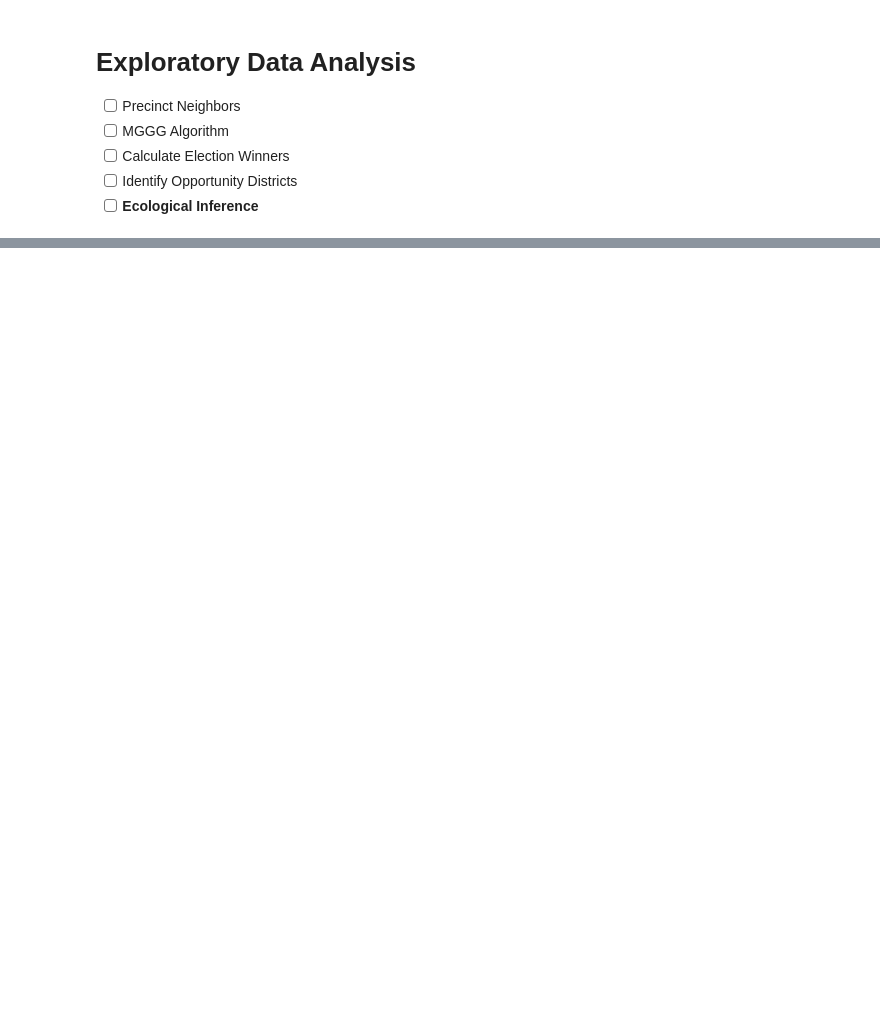
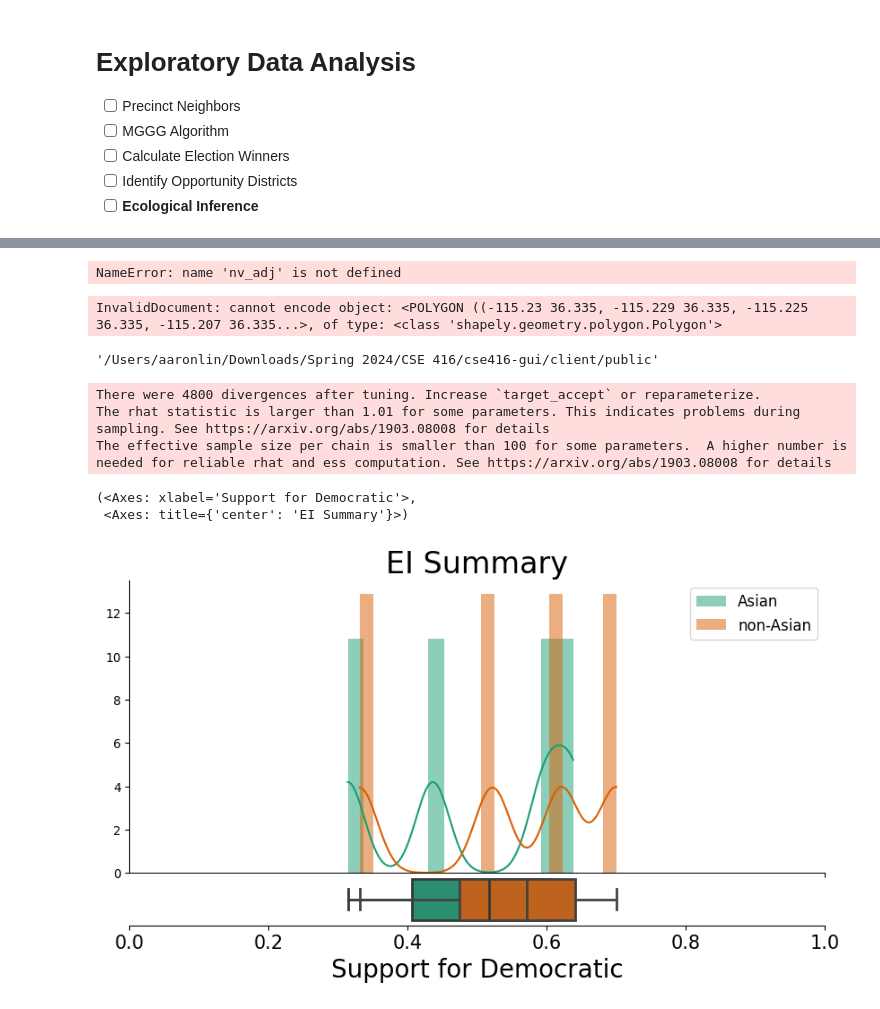
Before and after one commit to dlin462/Fair-Maps, a Jupyter notebook: scripts/nv_preprocessing.ipynb, the cells around one changed output, grey strips where cells are left out. Drawn from its saved outputs; the diff is of its cells as text; code cells hidden in the pictures; blank space fills up the shorter version.

Commit message:
Organized Python Scripts + Nevada Election Data Aggregated with demographics

```diff
--- a/scripts/nv_preprocessing.ipynb
+++ b/scripts/nv_preprocessing.ipynb
@@ -645,0 +1130,12 @@ InvalidDocument: cannot encode object: <POLYGON ((-115.23 36.335, -115.229 36.33
+# %%
+display(nv_adj.tail(40))
+# display(nv_precinct_data)
+
+# display(nv_precinct_data['PRECINCT'].value_counts())
+# %% [output]
+NameError: name 'nv_adj' is not defined
+# %%
+districts_collection = db['districts']
+districts_collection.insert_many(nv_district_dict)
+# %% [output]
+InvalidDocument: cannot encode object: <POLYGON ((-115.23 36.335, -115.229 36.335, -115.225 36.335, -115.207 36.335...>, of type: <class 'shapely.geometry.polygon.Polygon'>
@@ -645,0 +1179,38 @@ InvalidDocument: cannot encode object: <POLYGON ((-115.23 36.335, -115.229 36.33
+# %%
+current_directory = os.getcwd()
+new_path = os.chdir(os.path.join(os.path.join(os.path.dirname(os.path.dirname(current_directory)), 'client'), 'public'))
+pprint(os.getcwd())
+# %% [output]
+'/Users/aaronlin/Downloads/Spring 2024/CSE 416/cse416-gui/client/public'
+# %%
+# Load the data
+nv_precinct_data = pd.read_csv('nv_eco_infer.csv')
+
+# Create a TwobyTwoEI object
+ei_2by2 = TwoByTwoEI(model_name="king99_pareto_modification", pareto_scale=8, pareto_shape=2)
+
+group_fraction_2by2 = np.array(nv_precinct_data["pct_asn"])
+votes_fraction_2by2 = np.array(nv_precinct_data["pct_dem"])
+demographic_group_name_2by2 = "Asian"
+candidate_name_2by2 = "Democratic"
+
+# Data we'll use in both 2x2 and rbyc
+precinct_pops = np.array(nv_precinct_data["Total Pop"])
+precinct_names = nv_precinct_data['Precinct Name']
+
+fit_two_by_two_EI(group_fraction_2by2,
+                    votes_fraction_2by2,
+                    precinct_pops,
+                    demographic_group_name_2by2,
+                    candidate_name_2by2,
+                    precinct_names,
+                    ei_2by2)
+
+ei_2by2.plot() # Summary plot
+# %% [output]
+There were 4800 divergences after tuning. Increase `target_accept` or reparameterize.
+The rhat statistic is larger than 1.01 for some parameters. This indicates problems during sampling. See https://arxiv.org/abs/1903.08008 for details
+The effective sample size per chain is smaller than 100 for some parameters.  A higher number is needed for reliable rhat and ess computation. See https://arxiv.org/abs/1903.08008 for details
+(<Axes: xlabel='Support for Democratic'>,
+ <Axes: title={'center': 'EI Summary'}>)
+[figure, added]
```
Also changed, not shown: parts of 137 cells of this notebook, 18 other files.
